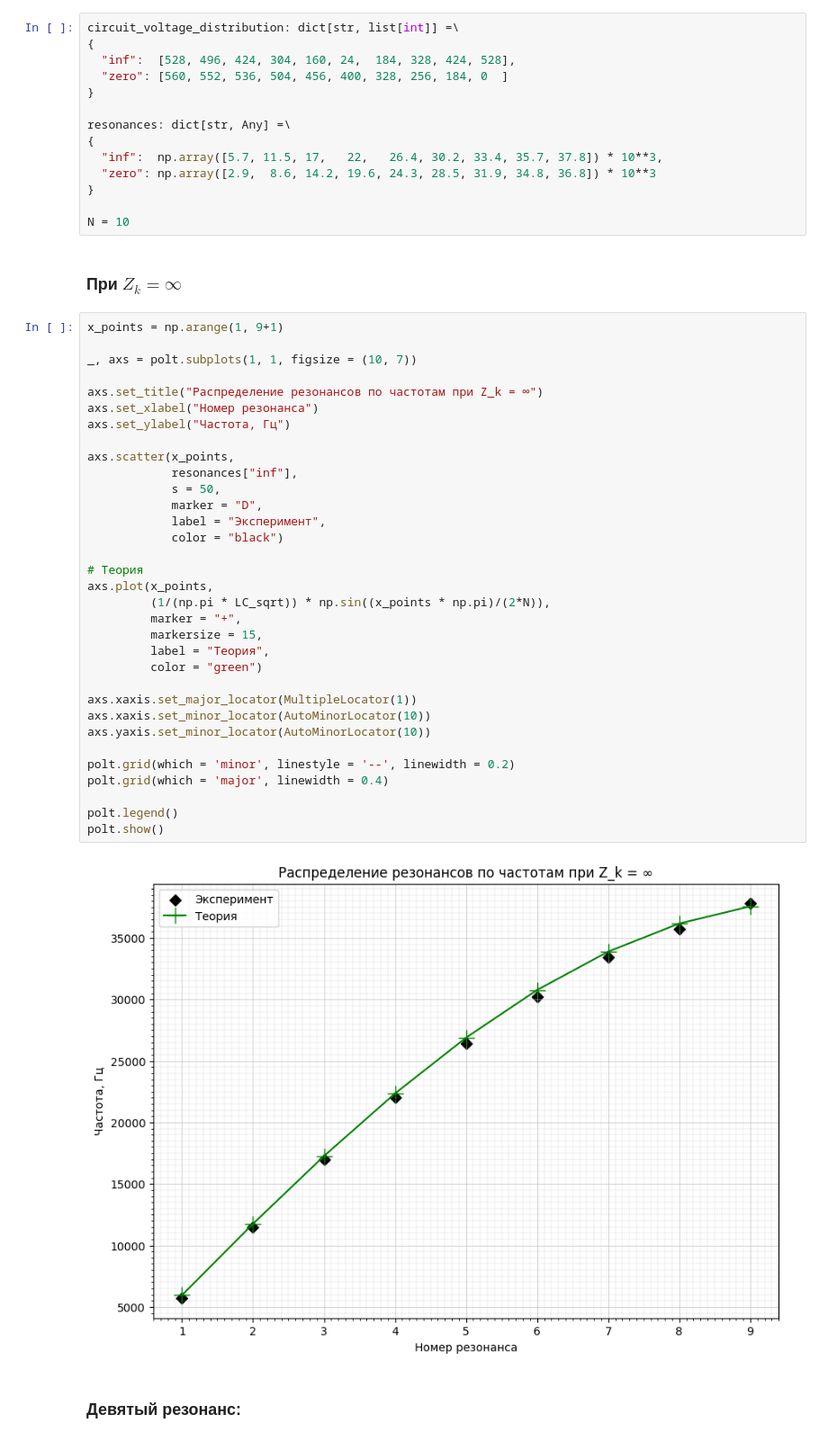
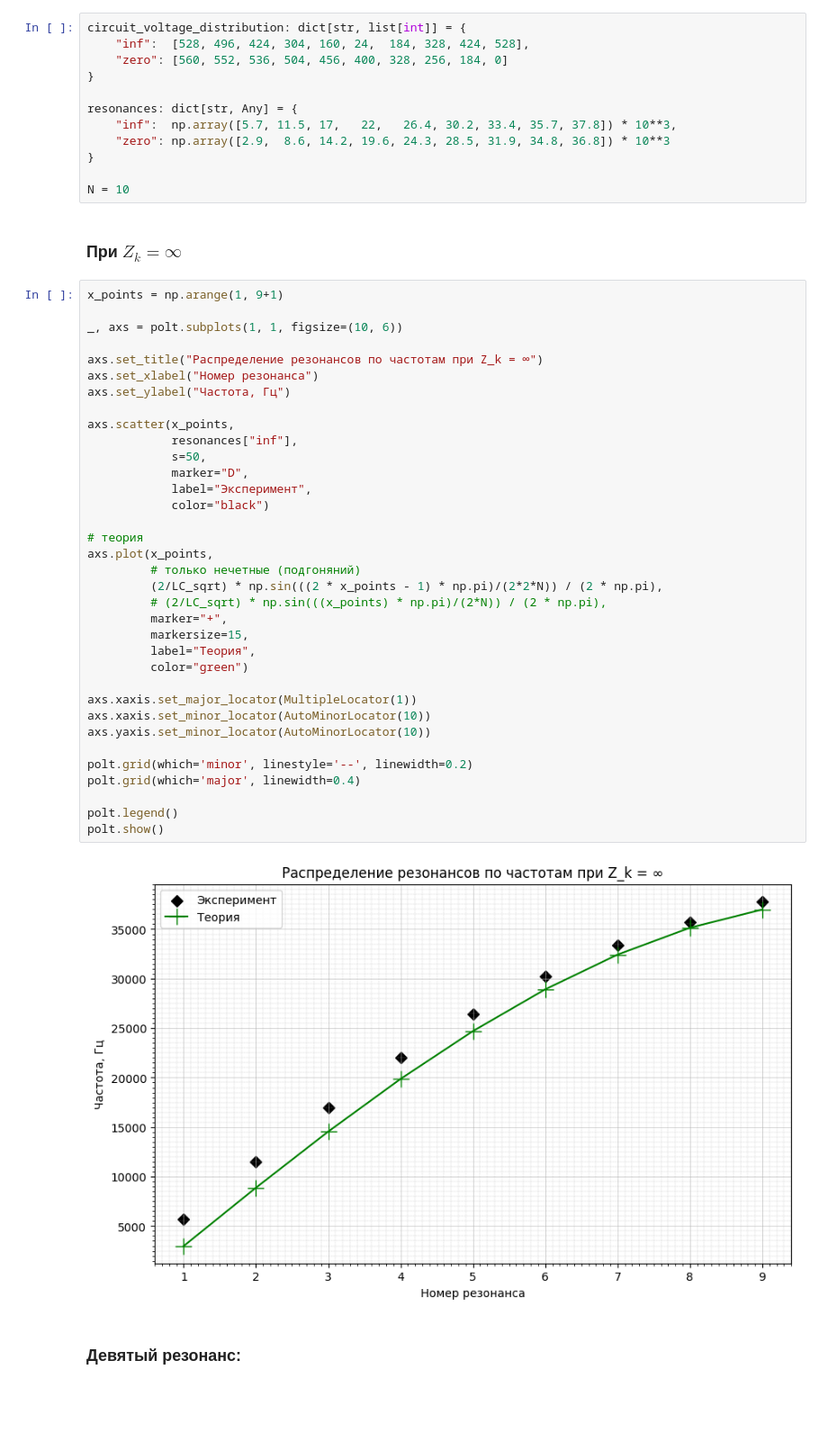
Before and after one commit to UmbrellaLeaf5/physics_lab_works, a Jupyter notebook: 4_sem/222/222.ipynb, the cells around one changed output. Shown at 90% size. Cells and saved outputs as stored; diff of their text form; blank space fills up the shorter version.

```diff
--- a/4_sem/222/222.ipynb
+++ b/4_sem/222/222.ipynb
@@ -120,16 +144,14 @@ $Z_k = \infty \implies \omega_m = \frac{2}{\sqrt{L C}} \sin(\frac{m \pi}{2 N})$
 
 $Z_k = 0 \implies \omega_m = \frac{2}{\sqrt{L C}} \sin(\frac{\pi}{4 N} + \frac{m \pi}{2 N})$
 # %%
-circuit_voltage_distribution: dict[str, list[int]] =\
-{
-  "inf":  [528, 496, 424, 304, 160, 24,  184, 328, 424, 528],
-  "zero": [560, 552, 536, 504, 456, 400, 328, 256, 184, 0  ]
+circuit_voltage_distribution: dict[str, list[int]] = {
+    "inf":  [528, 496, 424, 304, 160, 24,  184, 328, 424, 528],
+    "zero": [560, 552, 536, 504, 456, 400, 328, 256, 184, 0]
 }
 
-resonances: dict[str, Any] =\
-{
-  "inf":  np.array([5.7, 11.5, 17,   22,   26.4, 30.2, 33.4, 35.7, 37.8]) * 10**3,
-  "zero": np.array([2.9,  8.6, 14.2, 19.6, 24.3, 28.5, 31.9, 34.8, 36.8]) * 10**3
+resonances: dict[str, Any] = {
+    "inf":  np.array([5.7, 11.5, 17,   22,   26.4, 30.2, 33.4, 35.7, 37.8]) * 10**3,
+    "zero": np.array([2.9,  8.6, 14.2, 19.6, 24.3, 28.5, 31.9, 34.8, 36.8]) * 10**3
 }
 
 N = 10
@@ -138,38 +160,40 @@ N = 10
 # %%
 x_points = np.arange(1, 9+1)
 
-_, axs = polt.subplots(1, 1, figsize = (10, 7))
+_, axs = polt.subplots(1, 1, figsize=(10, 6))
 
 axs.set_title("Распределение резонансов по частотам при Z_k = ∞")
 axs.set_xlabel("Номер резонанса")
 axs.set_ylabel("Частота, Гц")
 
 axs.scatter(x_points,
             resonances["inf"],
-            s = 50,
-            marker = "D",
-            label = "Эксперимент",
-            color = "black")
+            s=50,
+            marker="D",
+            label="Эксперимент",
+            color="black")
 
-# Теория
+# теория
 axs.plot(x_points,
-         (1/(np.pi * LC_sqrt)) * np.sin((x_points * np.pi)/(2*N)),
-         marker = "+",
-         markersize = 15,
-         label = "Теория",
-         color = "green")
+         # только нечетные (подгоняний)
+         (2/LC_sqrt) * np.sin(((2 * x_points - 1) * np.pi)/(2*2*N)) / (2 * np.pi),
+         # (2/LC_sqrt) * np.sin(((x_points) * np.pi)/(2*N)) / (2 * np.pi),
+         marker="+",
+         markersize=15,
+         label="Теория",
+         color="green")
 
 axs.xaxis.set_major_locator(MultipleLocator(1))
 axs.xaxis.set_minor_locator(AutoMinorLocator(10))
 axs.yaxis.set_minor_locator(AutoMinorLocator(10))
 
-polt.grid(which = 'minor', linestyle = '--', linewidth = 0.2)
-polt.grid(which = 'major', linewidth = 0.4)
+polt.grid(which='minor', linestyle='--', linewidth=0.2)
+polt.grid(which='major', linewidth=0.4)
 
 polt.legend()
 polt.show()
 # %% [output]
-[figure, old version]
+[figure, new version]
 # %% [markdown]
 ### Девятый резонанс:
 # %%
```
Also changed, not shown: parts of 18 cells of this notebook, 3 other files.
